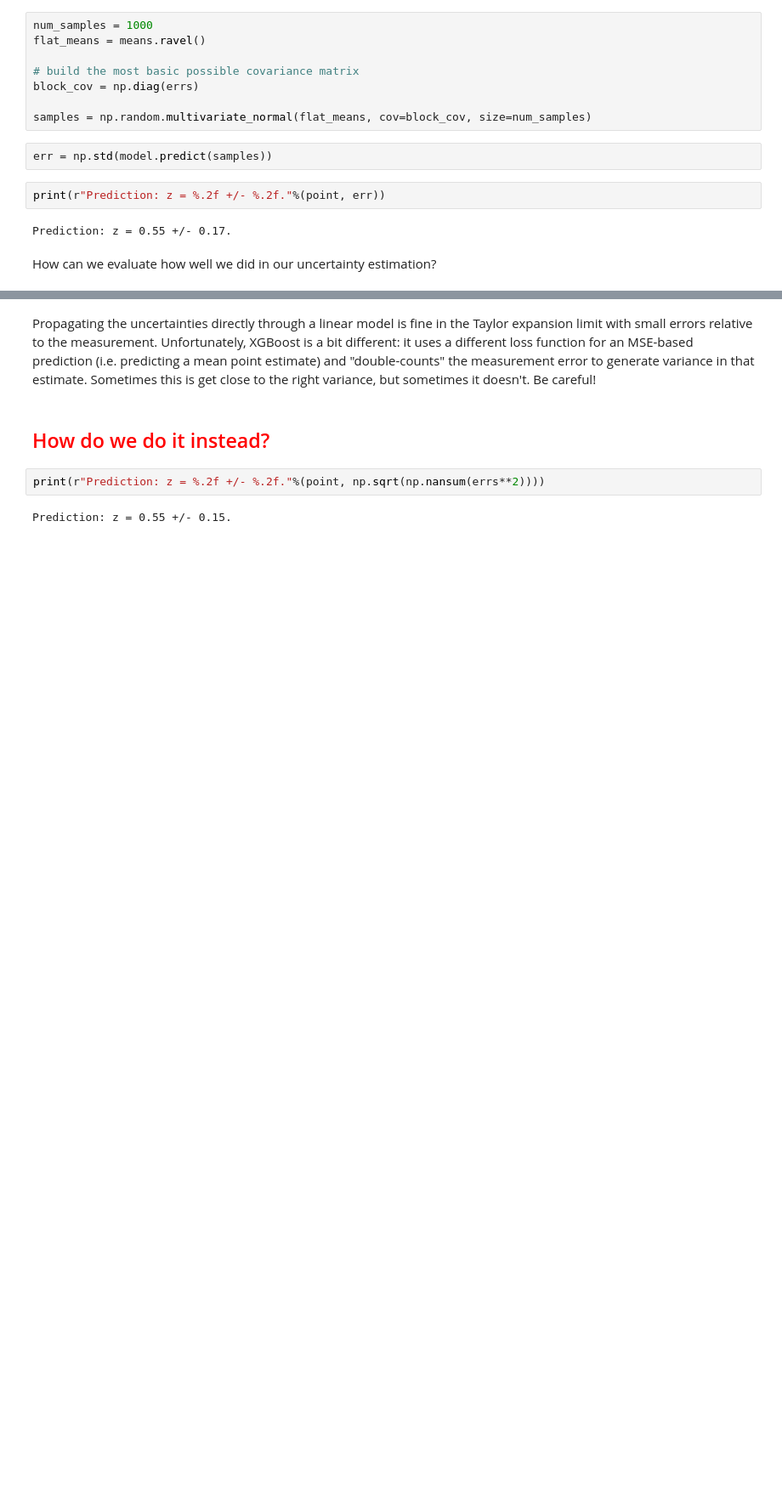
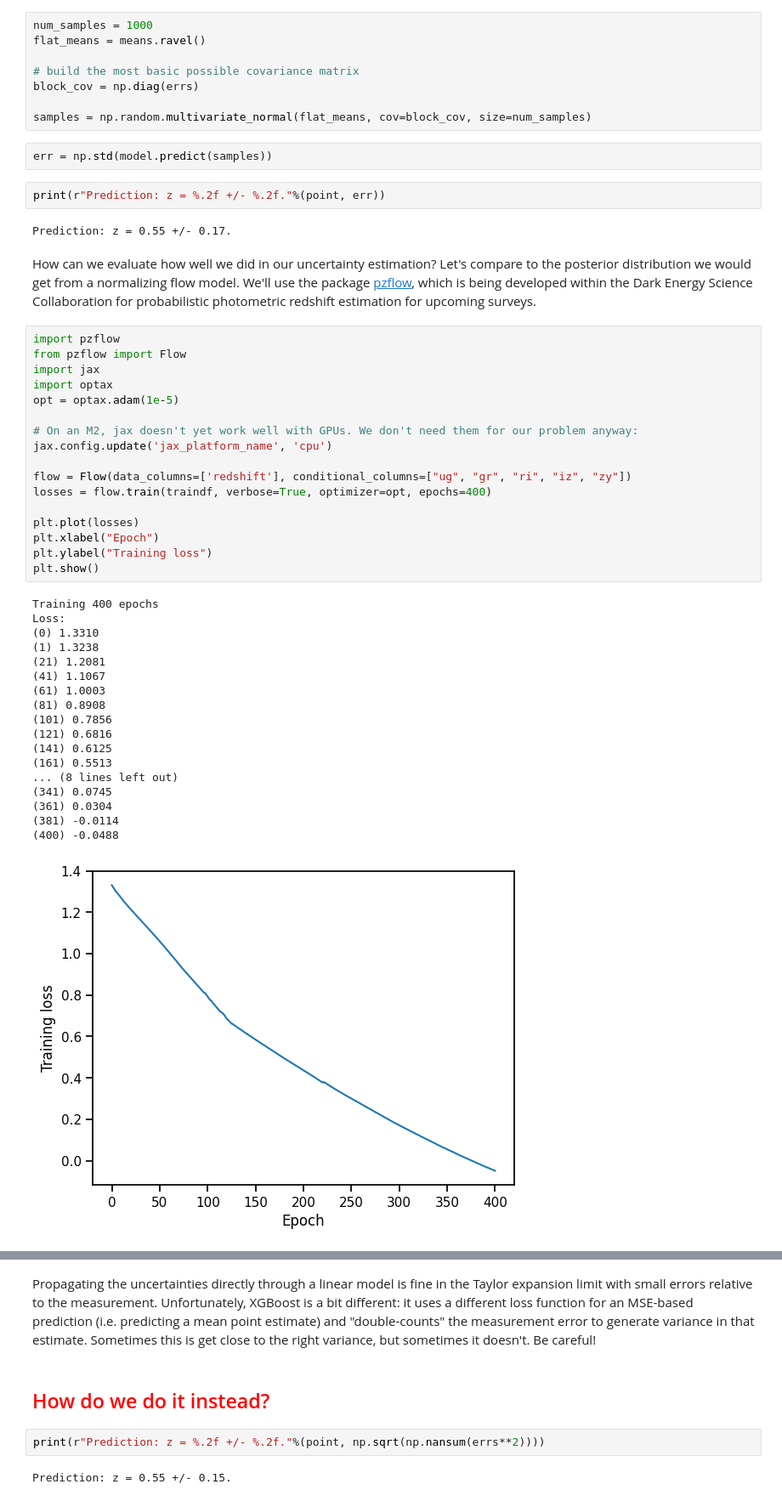
Before and after one commit to alexandergagliano/InterpretabilityDemos, a Jupyter notebook: Tutorial 4.1 Shapley.ipynb, the cells around one changed output, grey strips where cells are left out. Shown at 85% size. Saved outputs shown, nothing was run; the diff lists cells and outputs as text; blank space fills up the shorter version.

```diff
--- a/Tutorial 4.1 Shapley.ipynb
+++ b/Tutorial 4.1 Shapley.ipynb
@@ -156,4 +159,40 @@ print(r"Prediction: z = %.2f +/- %.2f."%(point, err))
 # %% [output]
 Prediction: z = 0.55 +/- 0.17.
 # %% [markdown]
-How can we evaluate how well we did in our uncertainty estimation?
+How can we evaluate how well we did in our uncertainty estimation? Let's compare to the posterior distribution we would get from a normalizing flow model. We'll use the package [pzflow](https://ui.adsabs.harvard.edu/abs/2021AAS...23823001C/abstract), which is being developed within the Dark Energy Science Collaboration for probabilistic photometric redshift estimation for upcoming surveys.
+# %%
+import pzflow
+from pzflow import Flow
+import jax
+import optax
+opt = optax.adam(1e-5)
+
+# On an M2, jax doesn't yet work well with GPUs. We don't need them for our problem anyway:
+jax.config.update('jax_platform_name', 'cpu')
+
+flow = Flow(data_columns=['redshift'], conditional_columns=["ug", "gr", "ri", "iz", "zy"])
+losses = flow.train(traindf, verbose=True, optimizer=opt, epochs=400)
+
+plt.plot(losses)
+plt.xlabel("Epoch")
+plt.ylabel("Training loss")
+plt.show()
+# %% [output]
+Training 400 epochs
+Loss:
+(0) 1.3310
+(1) 1.3238
+(21) 1.2081
+(41) 1.1067
+(61) 1.0003
+(81) 0.8908
+(101) 0.7856
+(121) 0.6816
+(141) 0.6125
+(161) 0.5513
+... (8 lines left out)
+(341) 0.0745
+(361) 0.0304
+(381) -0.0114
+(400) -0.0488
+[figure, added]
```
Also changed, not shown: parts of 6 cells of this notebook.
